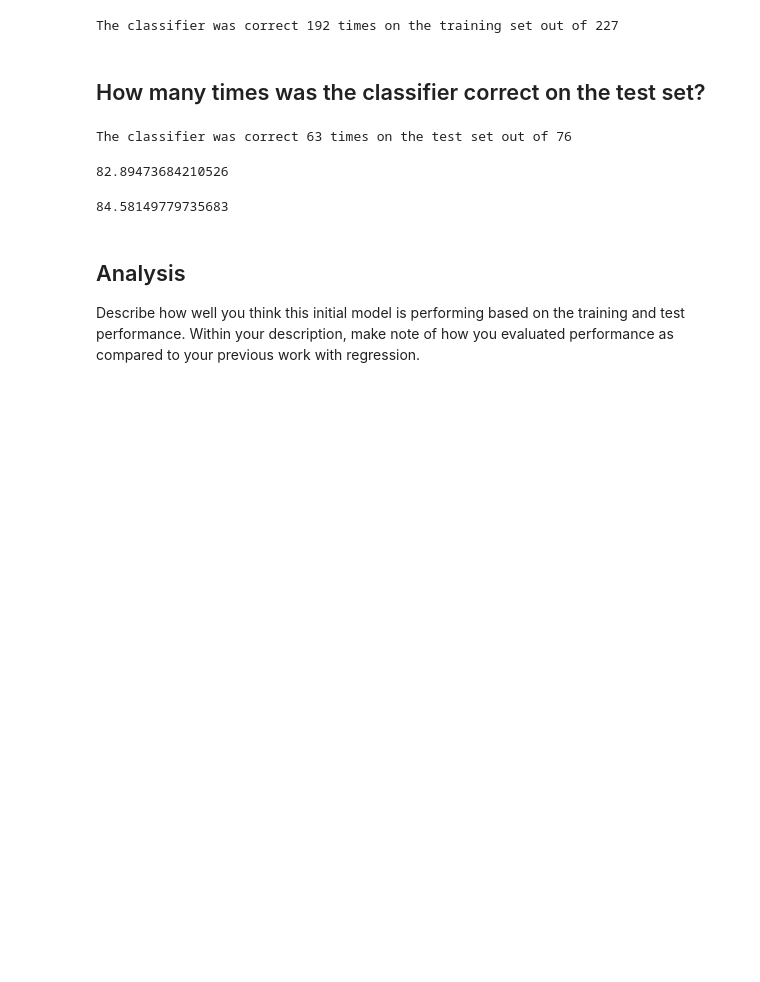
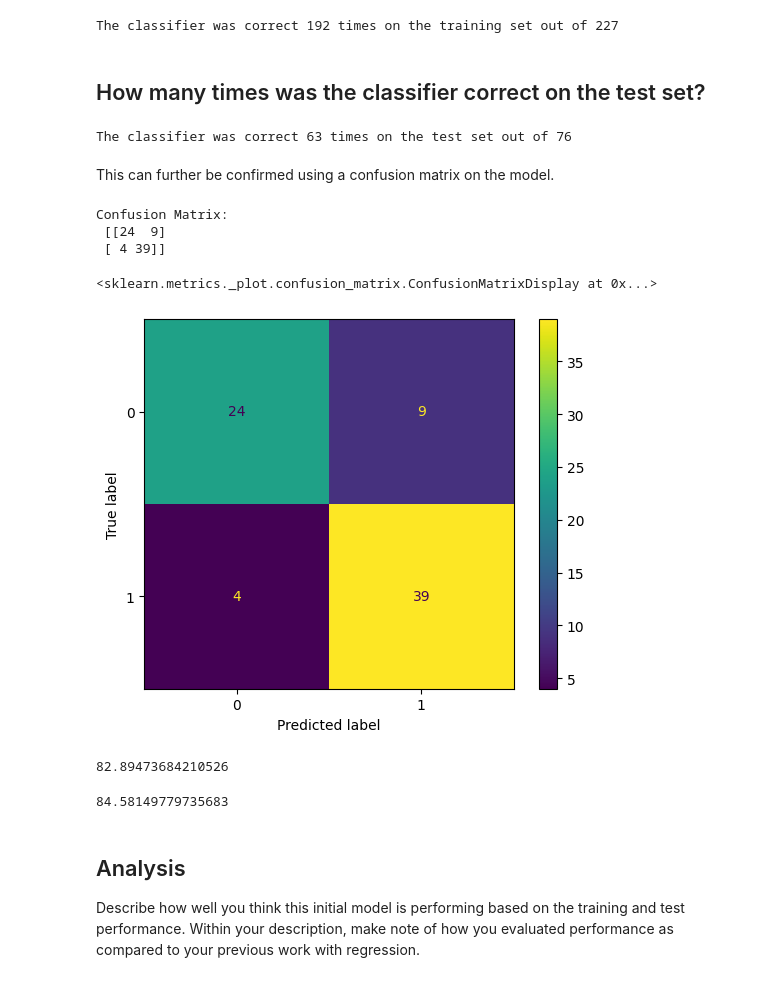
Before and after one commit to Philipmwasi/Logistic-regression-labs, a Jupyter notebook: dsc-logistic-regression-in-scikit-learn-lab-master/index.ipynb, the cells around one changed output. Saved outputs shown, nothing was run; the diff lists cells and outputs as text; code cells hidden in the pictures; blank space fills up the shorter version.

```diff
--- a/dsc-logistic-regression-in-scikit-learn-lab-master/index.ipynb
+++ b/dsc-logistic-regression-in-scikit-learn-lab-master/index.ipynb
@@ -147,6 +147,30 @@ for idx, y in enumerate(y_hat_test):
 print(f"The classifier was correct {results_test} times on the test set out of {len(y_test)}")
 # %% [output]
 The classifier was correct 63 times on the test set out of 76
+# %% [markdown]
+This can further be confirmed using a confusion matrix on the model.
+# %%
+# Import confusion_matrix
+from sklearn.metrics import confusion_matrix
+
+# Print confusion matrix
+cnf_matrix = confusion_matrix(y_test, y_hat_test)
+print('Confusion Matrix:\n', cnf_matrix)
+# %% [output]
+Confusion Matrix:
+ [[24  9]
+ [ 4 39]]
+# %%
+# Import plot_confusion_matrix
+from sklearn.metrics import ConfusionMatrixDisplay
+
+# Visualize the confusion matrix
+#plot_confusion_matrix()
+disp = ConfusionMatrixDisplay(confusion_matrix = cnf_matrix, display_labels= logreg.classes_)
+disp.plot()
+# %% [output]
+<sklearn.metrics._plot.confusion_matrix.ConfusionMatrixDisplay at 0x...>
+[figure, added]
 # %%
 accuracy = results_test * 100/ len(y_test)
 accuracy
```
